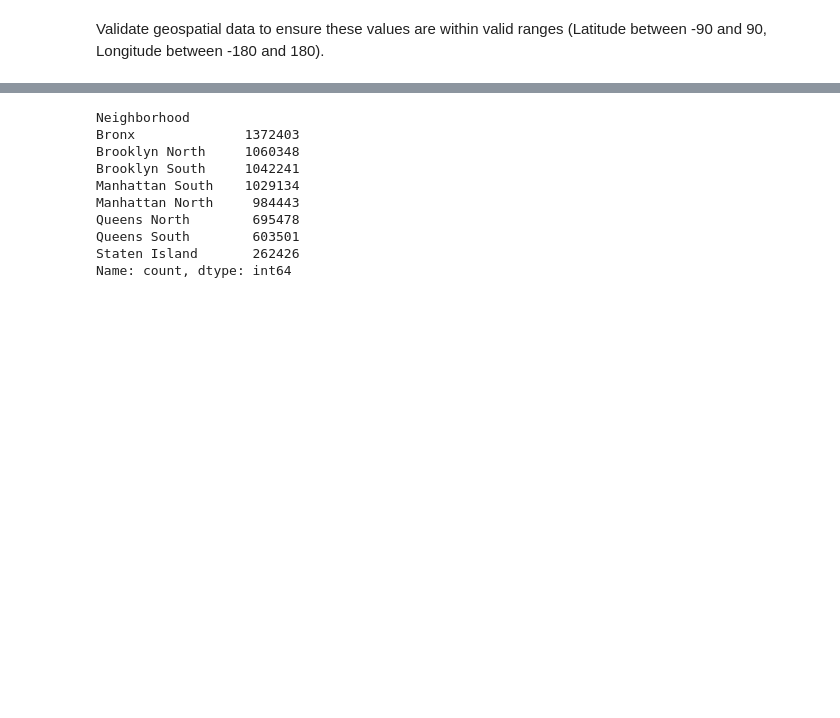
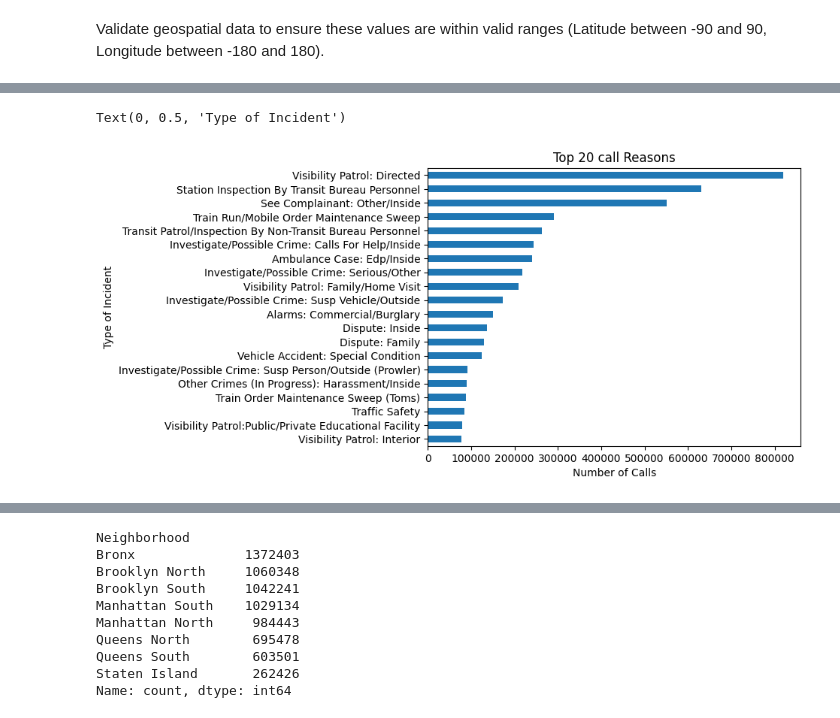
Before and after one commit to RaphRivers/Analysis-of-NYPD-911-Calls-Data-for-Enhanced-Public-Safety, a Jupyter notebook: notebook/data-preprocessing.ipynb, the cells around one changed output, grey strips where cells are left out. Drawn from its saved outputs; the diff is of its cells as text; code cells hidden in the pictures; blank space fills up the shorter version.

```diff
--- a/notebook/data-preprocessing.ipynb
+++ b/notebook/data-preprocessing.ipynb
@@ -256,8 +346,0 @@ Now that we've filled a cell with missing or NaN values let's restructure the da
-# %%
-# Creating data frame subset, renaming selected columns titles, and dropping unwanted columns (Nypd_Pct_Cd) NYPD Pricent Code and Radio_Code
-df_subset = df.rename(columns={'Cad_Evnt_Id':'Event_Id', 'Boro_Nm':'Borough', 'Patrl_Boro_Nm':'Neighborhood', 'Geo_Cd_X':'Block_X_Coordinate', 'Geo_Cd_Y':'Block_Y_Coordinate',
-                                'Typ_Desc':'Type_Description', 'Cip_Jobs':'Call_Flag','Add_Ts':'Time_Call_Added', 'Arrivd_Ts':'Time_Arrived','Disp_Ts':'Dispatch_Time',
-                                'Closng_Ts':'Closing_Time'}).copy()
-# %%
-# Dropping unwanted columns
-df_subset = df_subset.drop(columns=['Nypd_Pct_Cd','Radio_Code'])
@@ -275,4 +373,0 @@ Index(['Event_Id', 'Create_Date', 'Incident_Date', 'Incident_Time', 'Borough',
-# %%
-# Get rid of columns not required and rearrange dataframe into a new dataset
-df_subset = df_subset[['Event_Id', 'Create_Date', 'Incident_Date', 'Incident_Time', 'Type_Description', 'Call_Flag', 'Borough', 'Neighborhood',
-         'Time_Call_Added', 'Dispatch_Time', 'Time_Arrived', 'Closing_Time', 'Block_X_Coordinate', 'Block_Y_Coordinate', 'Latitude', 'Longitude']]
@@ -320,0 +401,6 @@ Name: count, dtype: int64
+# %%
+# Perform forward and backward fill to preserve the temporal order of observations, making them suitable for time series with consistent intervals.
+df_subset['Time_Arrived'].ffill(inplace=True)
+df_subset['Time_Arrived'].bfill(inplace=True)
+df_subset['Closing_Time'].ffill(inplace=True)
+df_subset['Closing_Time'].bfill(inplace=True)
@@ -320,0 +432,10 @@ Name: count, dtype: int64
+# %%
+# Fequency of 911 calls by type between in 2023
+plt.figure()
+df_subset['Type_Description'].value_counts().head(20).sort_values(ascending=True).plot(kind='barh')
+plt.title('Top 20 call Reasons')
+plt.xlabel('Number of Calls')
+plt.ylabel('Type of Incident')
+# %% [output]
+Text(0, 0.5, 'Type of Incident')
+[figure, added]
```
Also changed, not shown: parts of 102 cells of this notebook.
